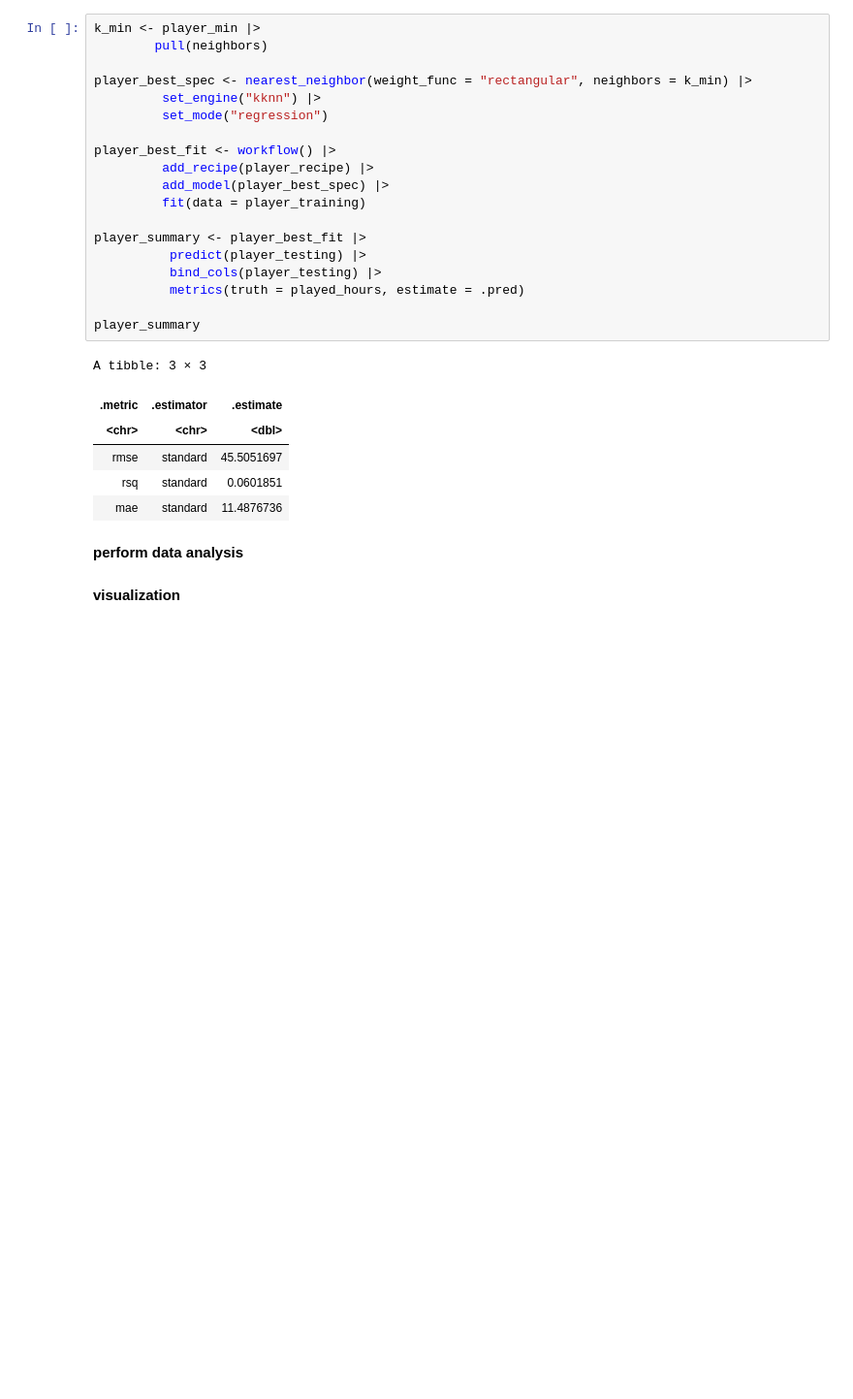
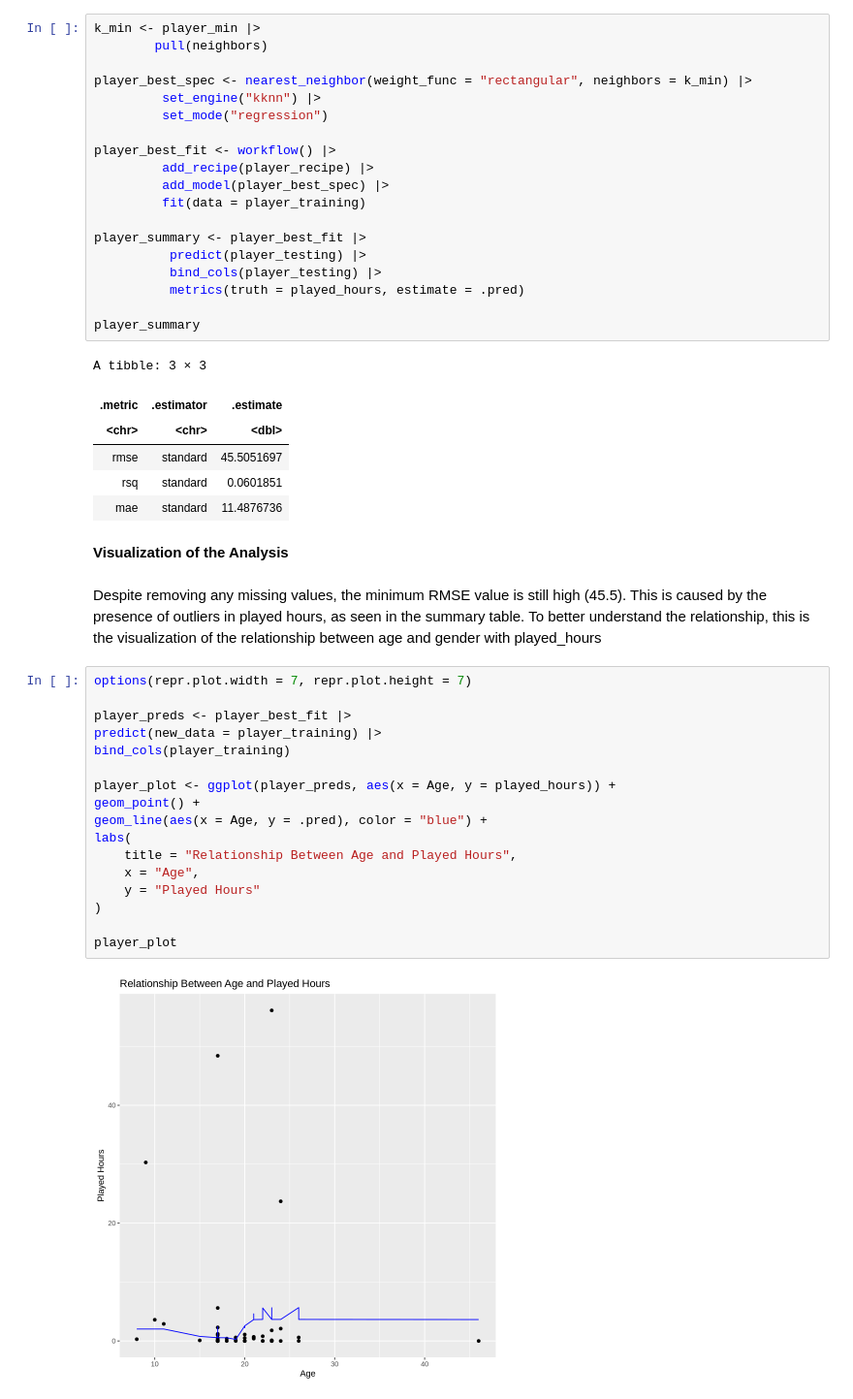
Before and after one commit to hy-008/dsci_project_1, a Jupyter notebook: dsci_final_project.ipynb, the cells around one changed output. Shown at 97% size. Saved outputs shown, nothing was run; the diff lists cells and outputs as text; blank space fills up the shorter version.

```diff
--- a/dsci_final_project.ipynb
+++ b/dsci_final_project.ipynb
@@ -211,7 +222,29 @@ A tibble: 3 × 3
 | rmse | standard | 45.5051697 |
 | rsq | standard | 0.0601851 |
 | mae | standard | 11.4876736 |
-# %% [markdown]
-**perform data analysis**
 # %% [markdown]
-**visualization**
+**Visualization of the Analysis**
+# %% [markdown]
+Despite removing any missing values, the minimum RMSE value is still high (45.5).
+This is caused by the presence of outliers in played hours, as seen in the summary
+table. To better understand the relationship, this is the visualization of the
+relationship between age and gender with played_hours
+# %%
+options(repr.plot.width = 7, repr.plot.height = 7)
+
+player_preds <- player_best_fit |>
+predict(new_data = player_training) |>
+bind_cols(player_training)
+
+player_plot <- ggplot(player_preds, aes(x = Age, y = played_hours)) +
+geom_point() +
+geom_line(aes(x = Age, y = .pred), color = "blue") +
+labs(
+    title = "Relationship Between Age and Played Hours",
+    x = "Age",
+    y = "Played Hours"
+)
+
+player_plot
+# %% [output]
+[figure, added]
```
Also changed, not shown: parts of 15 cells of this notebook.
